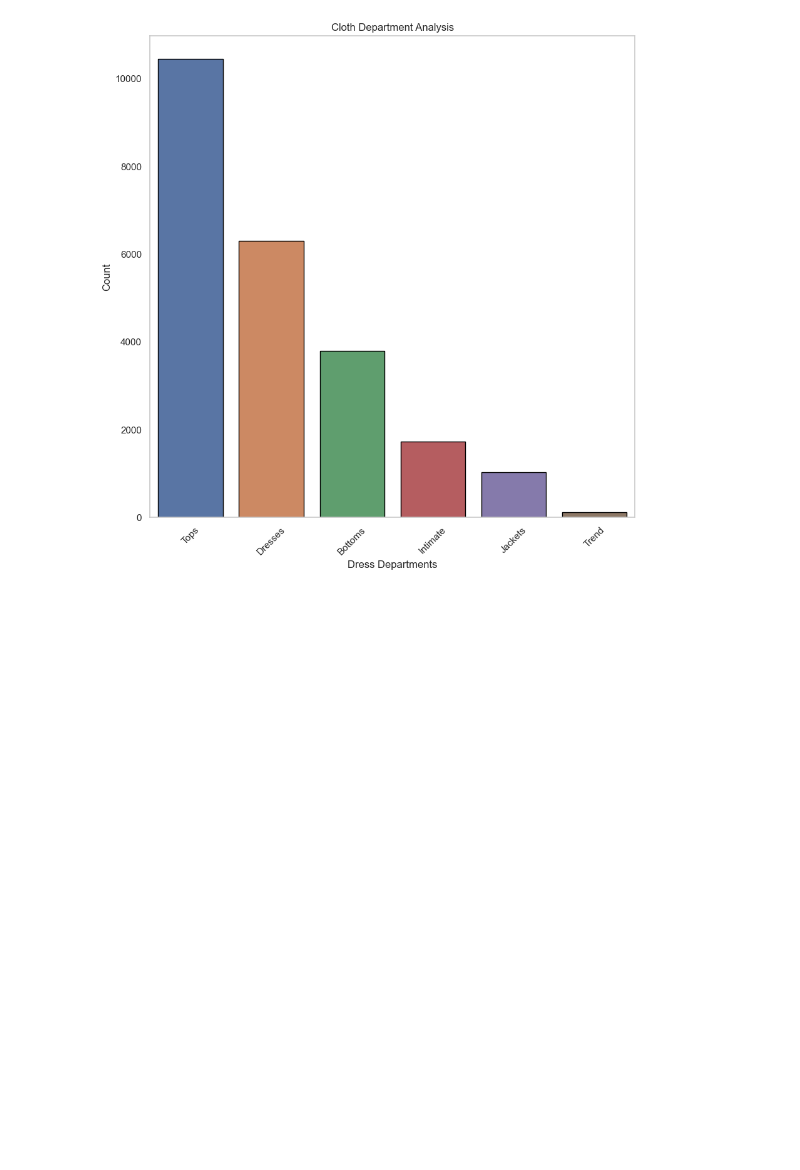
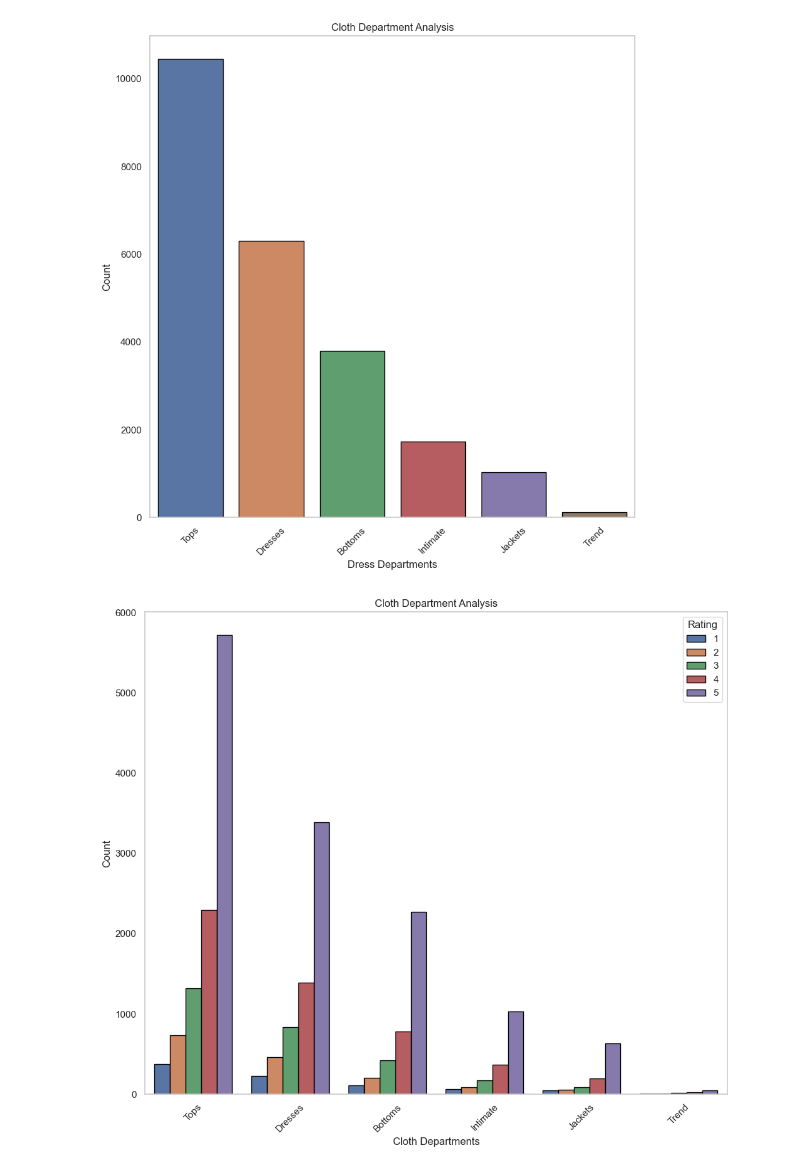
Before and after one commit to jjcastillot/womens_clothing_analysis_updated, a Jupyter notebook: dataset_analysis.ipynb, the cells around one changed output. Cells and saved outputs as stored; diff of their text form; code cells hidden in the pictures; blank space fills up the shorter version.

```diff
--- a/dataset_analysis.ipynb
+++ b/dataset_analysis.ipynb
@@ -138,3 +138,14 @@ plt.title('Cloth Department Analysis')
 plt.grid(False)
 # %% [output]
 [figure]
+# %%
+# Cloth Department by Ratings
+plt.figure(figsize=(12,10))
+sns.countplot(x='Department Name',data=womens_df,order=womens_df['Department Name'].value_counts().index,hue='Rating',edgecolor='black',linewidth=1)
+plt.xlabel('Cloth Departments')
+plt.ylabel('Count')
+plt.xticks(rotation=45)
+plt.title('Cloth Department Analysis')
+plt.grid(False)
+# %% [output]
+[figure, added]
```
Also changed, not shown: parts of 4 cells of this notebook.
